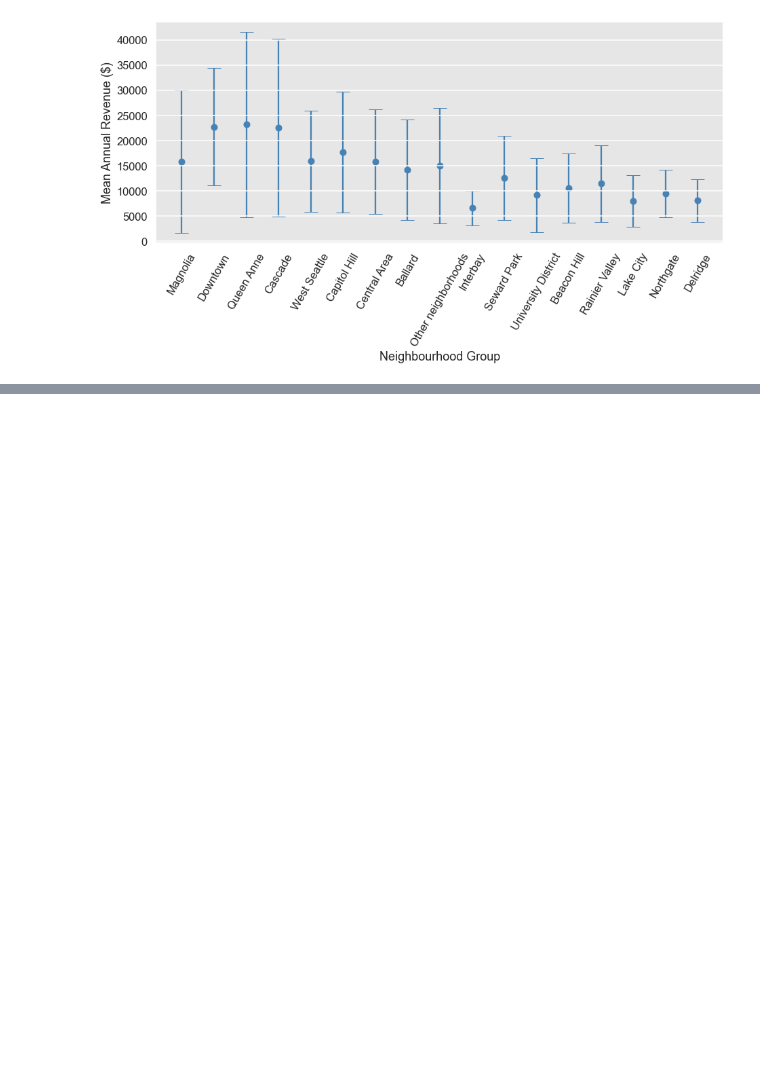
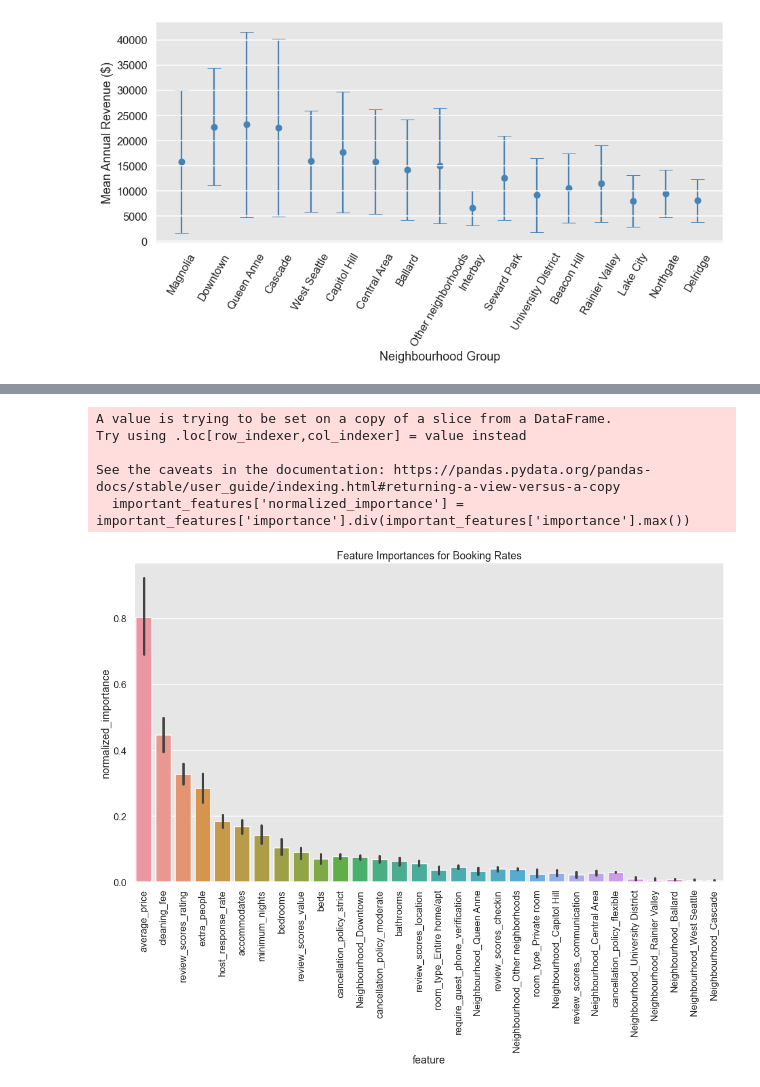
Before and after one commit to jcadusch/AirBnB_Seattle_Analysis, a Jupyter notebook: main_analysis.ipynb, the cells around one changed output, grey strips where cells are left out. Saved outputs shown, nothing was run; the diff lists cells and outputs as text; code cells hidden in the pictures; blank space fills up the shorter version.

```diff
--- a/main_analysis.ipynb
+++ b/main_analysis.ipynb
@@ -248,0 +290,33 @@ plt.ylabel('Mean Annual Revenue (\$)');
+# %%
+# Training our model for annual revenue
+print('booking rate model')
+folds_n = 4
+
+BR_feature_importance_df = pd.DataFrame()
+kfolds = KFold(n_splits=folds_n, shuffle=True, random_state=2021)
+for fold_, (train_idx, val_idx) in enumerate(kfolds.split(X_train.values, BR_train.values)):
+
+    #training
+    trn_data = X_train.iloc[train_idx]
+    trn_label = BR_train.iloc[train_idx]
+
+    #validating
+    val_data = X_train.iloc[val_idx]
+    val_label = BR_train.iloc[val_idx]
+
+    #run grad-boosted decision tree
+    booking_rate_model.fit(X=trn_data, y=trn_label,eval_set=[(trn_data, trn_label), (val_data, val_label)],verbose=512,
+                     early_stopping_rounds=100)
+
+    #predict test set
+    BR_test_predict = booking_rate_model.predict(X_test)
+
+    fold_importance_df = pd.DataFrame()
+    fold_importance_df["feature"] = X.columns
+    fold_importance_df["importance"] = booking_rate_model.feature_importances_
+    fold_importance_df["fold"] = fold_ + 1
+
+    score = mean_squared_error(BR_test_predict, BR_test)
+    print('Training Hold-Out MSE Booking Rate score: %.5f' %score)
+    fold_importance_df["MSE_score"] = score
+    BR_feature_importance_df = pd.concat([BR_feature_importance_df, fold_importance_df], axis=0)
@@ -248,0 +341,19 @@ plt.ylabel('Mean Annual Revenue (\$)');
+# %%
+important_cols = (BR_feature_importance_df[['feature', 'importance']].groupby('feature').mean()
+                  .sort_values(by='importance', ascending=False)[:30].index)
+
+important_features = BR_feature_importance_df.loc[BR_feature_importance_df.feature.isin(important_cols)]
+important_features['normalized_importance'] = important_features['importance'].div(important_features['importance'].max())
+
+plt.figure(figsize=(18,10))
+sns.barplot(x="feature",y='normalized_importance',data=important_features.sort_values(by='normalized_importance',ascending=False))
+
+plt.title('Feature Importances for Booking Rates')
+plt.xticks(rotation=90);
+# %% [output]
+A value is trying to be set on a copy of a slice from a DataFrame.
+Try using .loc[row_indexer,col_indexer] = value instead
+
+See the caveats in the documentation: https://pandas.pydata.org/pandas-docs/stable/user_guide/indexing.html#returning-a-view-versus-a-copy
+  important_features['normalized_importance'] = important_features['importance'].div(important_features['importance'].max())
+[figure, added]
```
Also changed, not shown: parts of 10 cells of this notebook.
